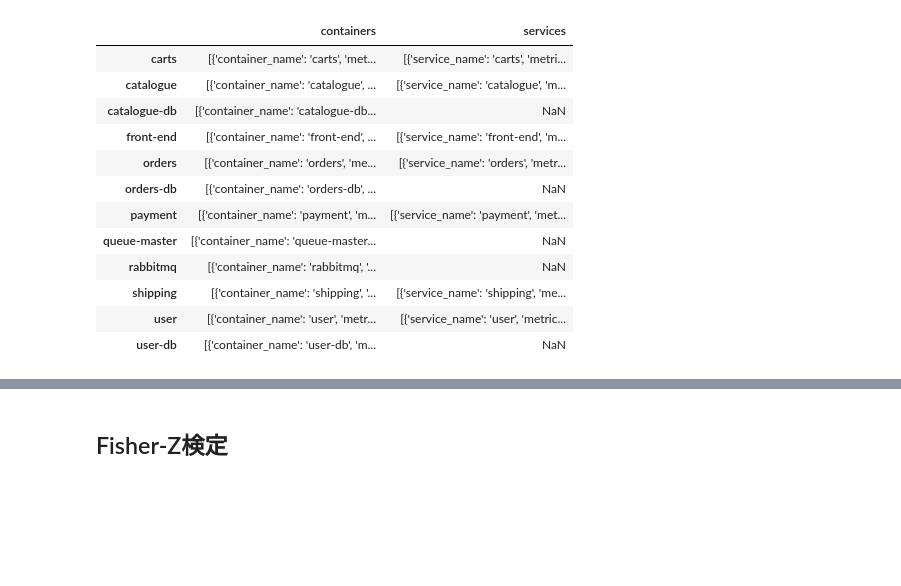
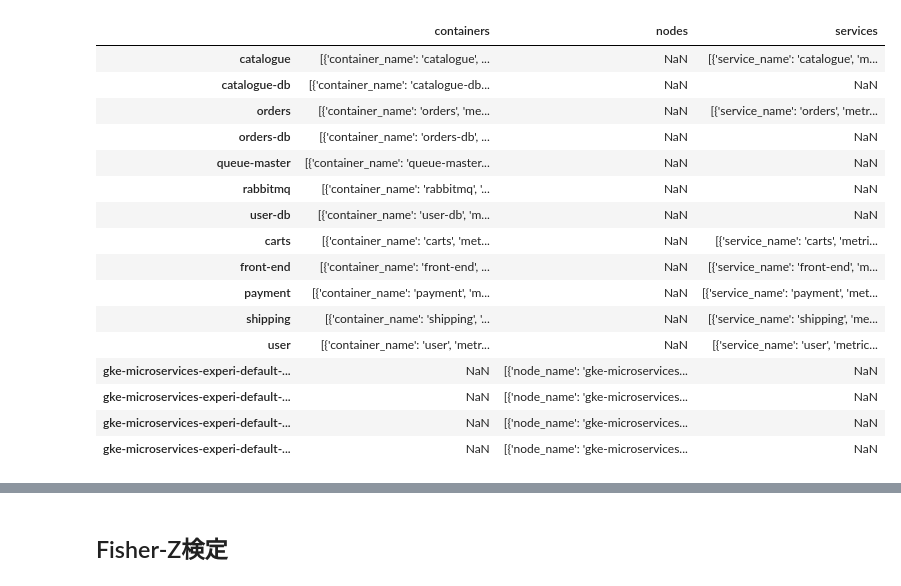
Before and after one commit to tsurubee/causal-discovery, a Jupyter notebook: microservices-demo/pc-algorithm.ipynb, the cells around one changed output, grey strips where cells are left out. Saved outputs shown, nothing was run; the diff lists cells and outputs as text; code cells hidden in the pictures; blank space fills up the shorter version.

```diff
--- a/microservices-demo/pc-algorithm.ipynb
+++ b/microservices-demo/pc-algorithm.ipynb
@@ -5,28 +6,33 @@ import pandas as pd
 # %%
-DATA_FILE = "20200807_user-db_cpu-load_02.json"
+DATA_FILE = "./data/20200807_user-db_cpu-load_03.json"
 TARGET_DATA = {"containers": ["container_cpu_usage_seconds_total", "container_fs_io_current", "container_memory_working_set_bytes", "container_network_receive_bytes_total", "container_network_transmit_bytes_total"],
                "services": ["throughput", "latency"]}
+               #"nodes": ["node_cpu_seconds_total", "node_disk_io_now", "node_filesystem_avail_bytes", "node_memory_MemAvailable_bytes", "node_network_receive_bytes_total", "node_network_transmit_bytes_total"]}
+
+raw_data = pd.read_json(DATA_FILE)
+raw_data
+#for s in raw_data["services"]["carts"]:
+#    print(s["metric_name"])
+#for c in raw_data["containers"]["carts"]:
+#    print(c["metric_name"])
+# %% [output]
+|  | containers | nodes | services |
+| catalogue | [{'container_name': 'catalogue', ... | NaN | [{'service_name': 'catalogue', 'm... |
+| catalogue-db | [{'container_name': 'catalogue-db... | NaN | NaN |
+| orders | [{'container_name': 'orders', 'me... | NaN | [{'service_name': 'orders', 'metr... |
+| orders-db | [{'container_name': 'orders-db', ... | NaN | NaN |
+| queue-master | [{'container_name': 'queue-master... | NaN | NaN |
+| rabbitmq | [{'container_name': 'rabbitmq', '... | NaN | NaN |
+| user-db | [{'container_name': 'user-db', 'm... | NaN | NaN |
+| carts | [{'container_name': 'carts', 'met... | NaN | [{'service_name': 'carts', 'metri... |
+| front-end | [{'container_name': 'front-end', ... | NaN | [{'service_name': 'front-end', 'm... |
+| payment | [{'container_name': 'payment', 'm... | NaN | [{'service_name': 'payment', 'met... |
+| shipping | [{'container_name': 'shipping', '... | NaN | [{'service_name': 'shipping', 'me... |
+| user | [{'container_name': 'user', 'metr... | NaN | [{'service_name': 'user', 'metric... |
+| gke-microservices-experi-default-... | NaN | [{'node_name': 'gke-microservices... | NaN |
+| gke-microservices-experi-default-... | NaN | [{'node_name': 'gke-microservices... | NaN |
+| gke-microservices-experi-default-... | NaN | [{'node_name': 'gke-microservices... | NaN |
+| gke-microservices-experi-default-... | NaN | [{'node_name': 'gke-microservices... | NaN |
-# %%
-raw_data = pd.read_json(DATA_FILE)
-raw_data
-#for s in raw_data["services"]["carts"]:
-#    print(s["metric_name"])
-#for c in raw_data["containers"]["carts"]:
-#    print(c["metric_name"])
-# %% [output]
-|  | containers | services |
-| carts | [{'container_name': 'carts', 'met... | [{'service_name': 'carts', 'metri... |
-| catalogue | [{'container_name': 'catalogue', ... | [{'service_name': 'catalogue', 'm... |
-| catalogue-db | [{'container_name': 'catalogue-db... | NaN |
-| front-end | [{'container_name': 'front-end', ... | [{'service_name': 'front-end', 'm... |
-| orders | [{'container_name': 'orders', 'me... | [{'service_name': 'orders', 'metr... |
-| orders-db | [{'container_name': 'orders-db', ... | NaN |
-| payment | [{'container_name': 'payment', 'm... | [{'service_name': 'payment', 'met... |
-| queue-master | [{'container_name': 'queue-master... | NaN |
-| rabbitmq | [{'container_name': 'rabbitmq', '... | NaN |
-| shipping | [{'container_name': 'shipping', '... | [{'service_name': 'shipping', 'me... |
-| user | [{'container_name': 'user', 'metr... | [{'service_name': 'user', 'metric... |
-| user-db | [{'container_name': 'user-db', 'm... | NaN |
 # %%
 # Prepare data matrix
 data_df = pd.DataFrame()
```
Also changed, not shown: parts of 14 cells of this notebook, 3 other files.
